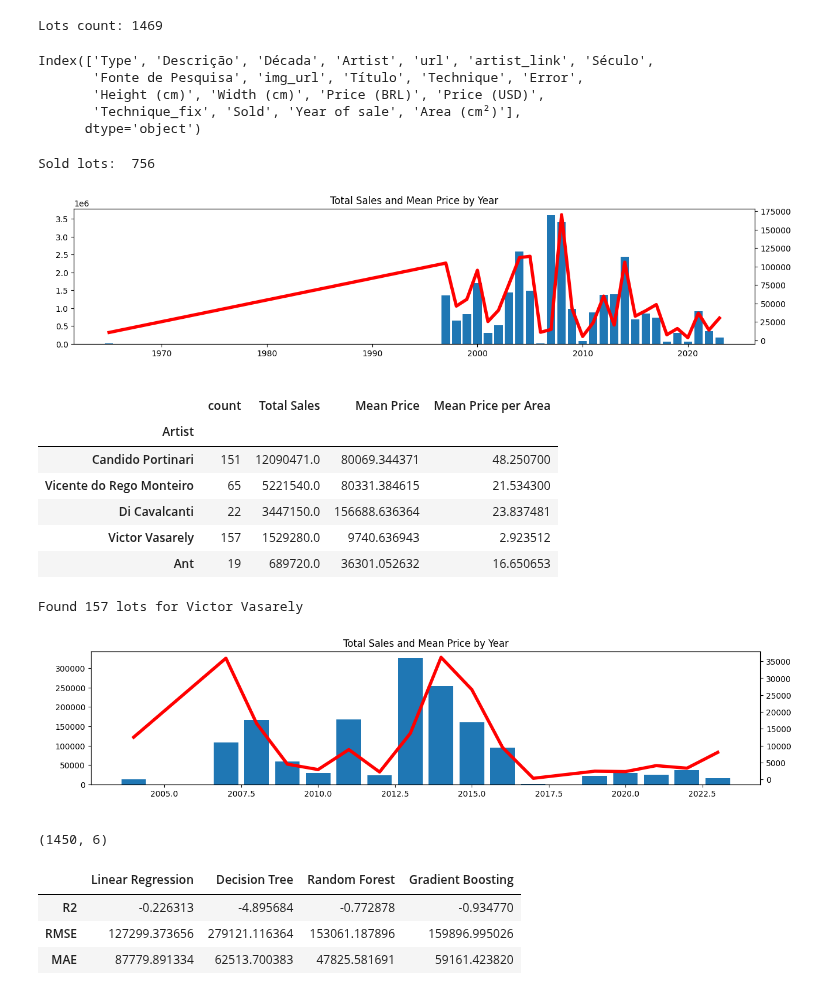
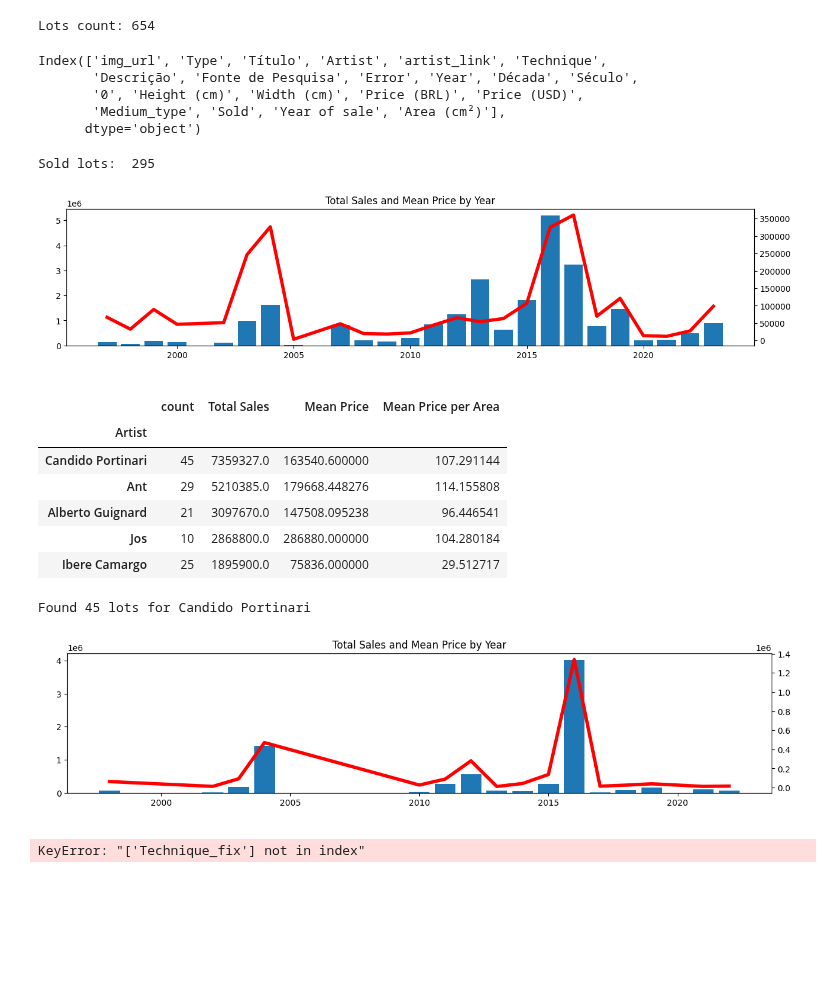
Before and after one commit to cryptogazzetta/Arte, a Jupyter notebook: analysis/catalogo_das_artes.ipynb, the cells around one changed output. Drawn from its saved outputs; the diff is of its cells as text; code cells hidden in the pictures; blank space fills up the shorter version.

Commit message:
catalogo extractor adjustments

```diff
--- a/analysis/catalogo_das_artes.ipynb
+++ b/analysis/catalogo_das_artes.ipynb
@@ -41,33 +41,28 @@ def plot_sales(dataframe, title, ylabel, xlabel, color='red'):
 ## OPEN FILES
 
 
-lots = pd.read_csv('../clean-files/catalogo_das_artes_artworks_info.csv', index_col=0)
-
-# lots = pd.read_csv('./models/catalogo_das_artes_lots.csv')
-# merged_lots = pd.concat([lots, new_lots], ignore_index=True)
-# merged_lots = pd.concat([merged_lots[merged_lots['url'].isna()], merged_lots.drop_duplicates(subset=['url'])], ignore_index=True)
-# lots = merged_lots
+lots = pd.read_csv('../catalogo_artworks_info_preprocessed.csv', index_col=0)
 
 ## JOGAR PARA PREPROCESSING !!!!!
 lots['Area (cm²)'] = lots['Height (cm)'] * lots['Width (cm)']
 
 print('Lots count:', lots.shape[0])
 # %% [output]
-Lots count: 1469
+Lots count: 654
 # %%
 lots.columns
 # %% [output]
-Index(['Type', 'Descrição', 'Década', 'Artist', 'url', 'artist_link', 'Século',
-       'Fonte de Pesquisa', 'img_url', 'Título', 'Technique', 'Error',
-       'Height (cm)', 'Width (cm)', 'Price (BRL)', 'Price (USD)',
-       'Technique_fix', 'Sold', 'Year of sale', 'Area (cm²)'],
+Index(['img_url', 'Type', 'Título', 'Artist', 'artist_link', 'Technique',
+       'Descrição', 'Fonte de Pesquisa', 'Error', 'Year', 'Década', 'Século',
+       '0', 'Height (cm)', 'Width (cm)', 'Price (BRL)', 'Price (USD)',
+       'Medium_type', 'Sold', 'Year of sale', 'Area (cm²)'],
       dtype='object')
 # %%
 # SOLD LOTS
 sold_lots = lots[lots['Sold'] == True]
 print('Sold lots: ', len(sold_lots))
 # %% [output]
-Sold lots:  756
+Sold lots:  295
 # %%
 # PLOT TOTAL SALES AND MEAN PRICE BY YEAR
 sales = pd.DataFrame(sold_lots.groupby('Year of sale')['Price (BRL)'].sum())
@@ -76,7 +71,7 @@ sales['Mean Price'] = sold_lots.groupby('Year of sale')['Price (BRL)'].mean()
 
 plot_sales(sales, 'Total Sales and Mean Price by Year', 'Total Sales', 'Year')
 # %% [output]
-[figure, old version]
+[figure, new version]
 # %%
 # TOP ARTISTS BY SALES COUNT
 
@@ -95,11 +90,11 @@ top_artists.head()
 # %% [output]
 |  | count | Total Sales | Mean Price | Mean Price per Area |
 | Artist |  |  |  |  |
-| Candido Portinari | 151 | 12090471.0 | 80069.344371 | 48.250700 |
-| Vicente do Rego Monteiro | 65 | 5221540.0 | 80331.384615 | 21.534300 |
-| Di Cavalcanti | 22 | 3447150.0 | 156688.636364 | 23.837481 |
-| Victor Vasarely | 157 | 1529280.0 | 9740.636943 | 2.923512 |
-| Ant | 19 | 689720.0 | 36301.052632 | 16.650653 |
+| Candido Portinari | 45 | 7359327.0 | 163540.600000 | 107.291144 |
+| Ant | 29 | 5210385.0 | 179668.448276 | 114.155808 |
+| Alberto Guignard | 21 | 3097670.0 | 147508.095238 | 96.446541 |
+| Jos | 10 | 2868800.0 | 286880.000000 | 104.280184 |
+| Ibere Camargo | 25 | 1895900.0 | 75836.000000 | 29.512717 |
 # %%
 ## ARTISTS DATAFRAMES
 
@@ -111,19 +106,19 @@ for artist in artists:
     artist_df = artist[1]
     artists_dataframes[artist_name] = artist_df
 # %%
-artist_name = 'Victor Vasarely'
+artist_name = 'Candido Portinari'
 artist_df = artists_dataframes[artist_name]
 
 # PLOT TOTAL SALES AND MEAN PRICE BY YEAR
 artist_sales = pd.DataFrame(artist_df.groupby('Year of sale')['Price (BRL)'].sum())
 artist_sales['Total Sales'] = artist_df.groupby('Year of sale')['Price (BRL)'].sum()
 artist_sales['Mean Price'] = artist_df.groupby('Year of sale')['Price (BRL)'].mean()
 
 print(f'Found {artist_df.shape[0]} lots for {artist_name}')
 plot_sales(artist_sales, 'Total Sales and Mean Price by Year', 'Total Sales', 'Year')
 # %% [output]
-Found 157 lots for Victor Vasarely
+Found 45 lots for Candido Portinari
-[figure, old version]
+[figure, new version]
 # %%
 ## FIT PRICE MODELS
 
@@ -183,11 +178,7 @@ models_df, models = fit_models(X_train, y_train, X_test, y_test)
 
 models_df
 # %% [output]
-(1450, 6)
+KeyError: "['Technique_fix'] not in index"
-|  | Linear Regression | Decision Tree | Random Forest | Gradient Boosting |
-| R2 | -0.226313 | -4.895684 | -0.772878 | -0.934770 |
-| RMSE | 127299.373656 | 279121.116364 | 153061.187896 | 159896.995026 |
-| MAE | 87779.891334 | 62513.700383 | 47825.581691 | 59161.423820 |
 # %%
 ## SAVE LOCALLY MODEL AND X_TEST
 
```
Also changed, not shown: parts of 1 cell of this notebook, 9 other files.
